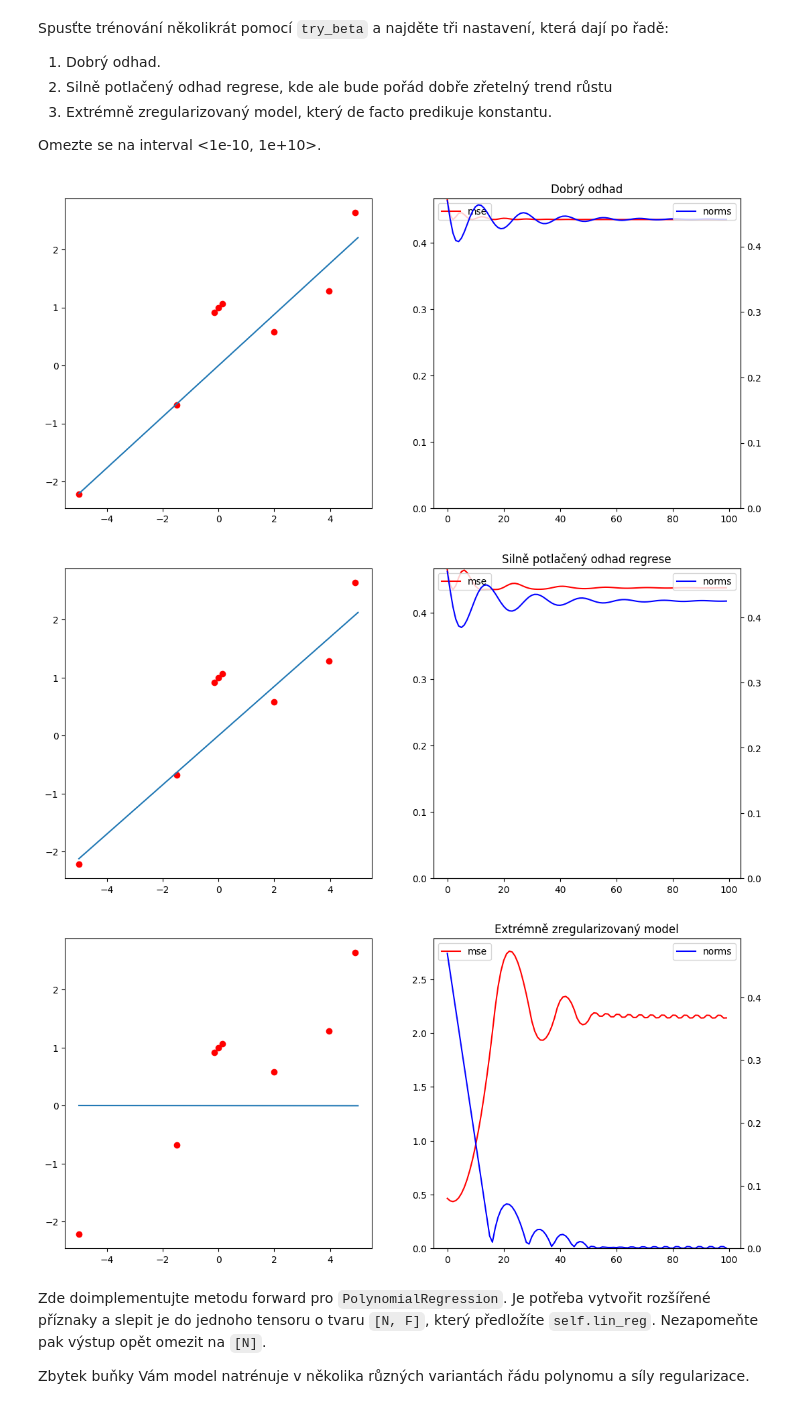
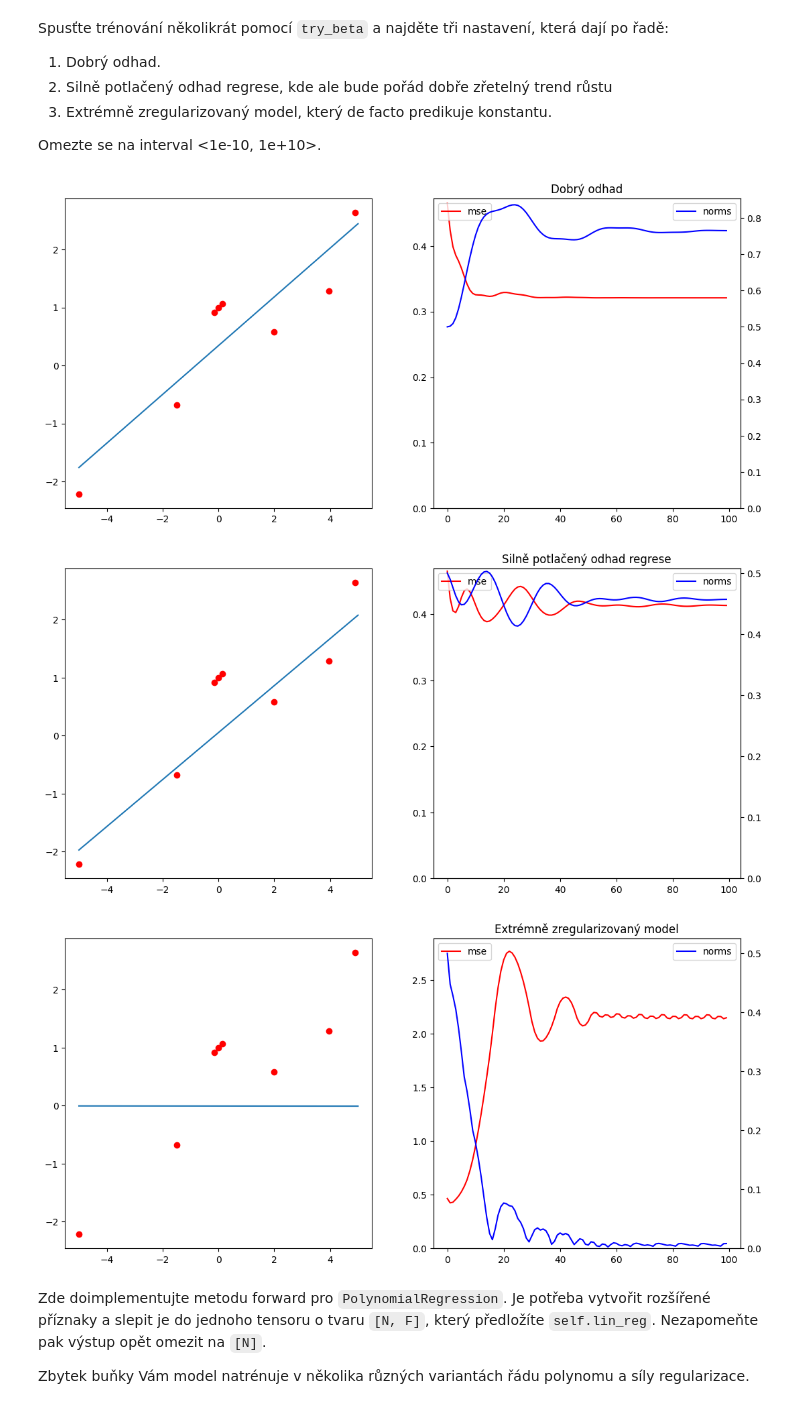
Before and after one commit to svobodovaLucie/SUI-project3, a Jupyter notebook: zadani.ipynb, the cells around one changed output. Drawn from its saved outputs; the diff is of its cells as text; code cells hidden in the pictures.

Commit message:
Basic regression done

```diff
--- a/zadani.ipynb
+++ b/zadani.ipynb
@@ -114,22 +114,49 @@ Může se vám hodit `torch.nn.Module.parameters()`.
 class LinearRegression(torch.nn.Module):
     def __init__(self, input_dim):
         # super().__init__()
-        super(LinearRegression, self).__init__()
+        #super(LinearRegression, self).__init__()
         # Proveď lineární transformaci
         # Pokud je bias False, je to ekvivalent toho jako by tam byla 0
-        self.linear = torch.nn.Linear(input_dim, 1, bias=False)
+        #self.linear = torch.nn.Linear(input_dim, 1, bias=False)
         # Nastavení vah na nulu kromě nulté váhy, kterou nastavíme na polovinu
+        #self.linear.weight.data[0] = 0.5
+        #self.linear.weight.data[1:] = 0.0
+
+        super(LinearRegression, self).__init__()
+        self.linear = torch.nn.Linear(input_dim, 1)
+        self.linear.bias.data.fill_(0)
         self.linear.weight.data[0] = 0.5
         self.linear.weight.data[1:] = 0.0
+        #torch.nn.init.constant_(self.linear.weight[0,0], 0.5)
+
 
     def forward(self, x):
         # Výstup ve tvaru [N], nikoliv [N, 1]
-        return (self.linear(x).squeeze())
+        return (torch.squeeze(self.linear(x)))
 
     def l2_norm(self):
         # Eukleidovská norma všech parametrů modelu
         # konkatenuj vsechny parametry do jednoho vektoru po tom co je flattenuje
         return torch.norm(torch.cat([p.view(-1) for p in self.parameters()]))
+
+
+class LinearRegression(torch.nn.Module):
+    def __init__(self, input_dim):
+        super(LinearRegression, self).__init__()
+        self.linear = torch.nn.Linear(input_dim, 1)
+        self.linear.bias.data.fill_(0)
+        self.linear.weight.data.fill_(0)
+        torch.nn.init.constant_(self.linear.weight[0,0], 0.5)
+
+    def forward(self, x):
+        x = self.linear(x)
+        return torch.squeeze(x)
+
+    def l2_norm(self):
+        l2_norm = 0.0
+        for param in self.parameters():
+            l2_norm += param.norm(2)
+        return l2_norm
 # %% [markdown]
 Naimplementujte funkci pro trénování modelu takového modelu.
 Funkce přijímá:
@@ -202,38 +220,38 @@ def plot_training_result(model, losses, norms):
     axs[1].plot(losses, 'r-', label='mse')
     axs[1].legend(loc="upper left")
     axs[1].set_ylim(bottom=0)
     ax_2 = axs[1].twinx()
     ax_2.plot(norms, 'b-', label='norms')
     ax_2.legend(loc="upper right")
     ax_2.set_ylim(bottom=0)
 
 def try_beta(l2_beta):
      regr_1 = LinearRegression(1)
      opt = torch.optim.Adam(regr_1.parameters(), 3e-2)
      losses, norms = train_regression_model(regr_1, MSE_with_regression(l2_beta), opt, data, ts)
      plot_training_result(regr_1, losses, norms)
 
 
 xs = torch.linspace(-5, 5, steps=100)
 data = torch.tensor([-4.99, 3.95, -1.5, -0.15, 0, 0.15, 2, 4.9]).unsqueeze(-1)
 ts = func(data).squeeze(-1).detach()
 
 
 try_beta(0.001)  # Dobrý odhad
 plt.title("Dobrý odhad")
 plt.show()
 
-try_beta(0.3)  # Silně potlačený odhad regrese
+try_beta(0.6)  # Silně potlačený odhad regrese
 plt.title("Silně potlačený odhad regrese")
 plt.show()
 
-try_beta(1e+8)  # Extrémně zregularizovaný model
+try_beta(1e+10)  # Extrémně zregularizovaný model
 plt.title("Extrémně zregularizovaný model")
 plt.show()
 # %% [output]
-[figure, old version]
+[figure, new version]
-[figure, old version]
+[figure, new version]
-[figure, old version]
+[figure, new version]
 # %% [markdown]
 Zde doimplementujte metodu forward pro `PolynomialRegression`.
 Je potřeba vytvořit rozšířené příznaky a slepit je do jednoho tensoru o tvaru `[N, F]`, který předložíte `self.lin_reg`.
```
Also changed, not shown: parts of 4 cells of this notebook.
